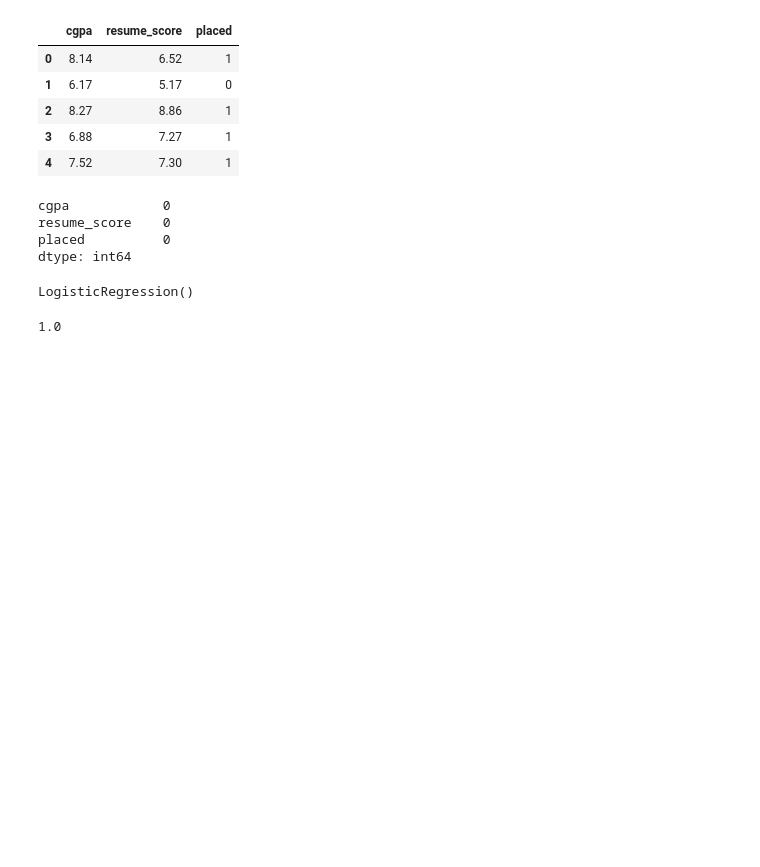
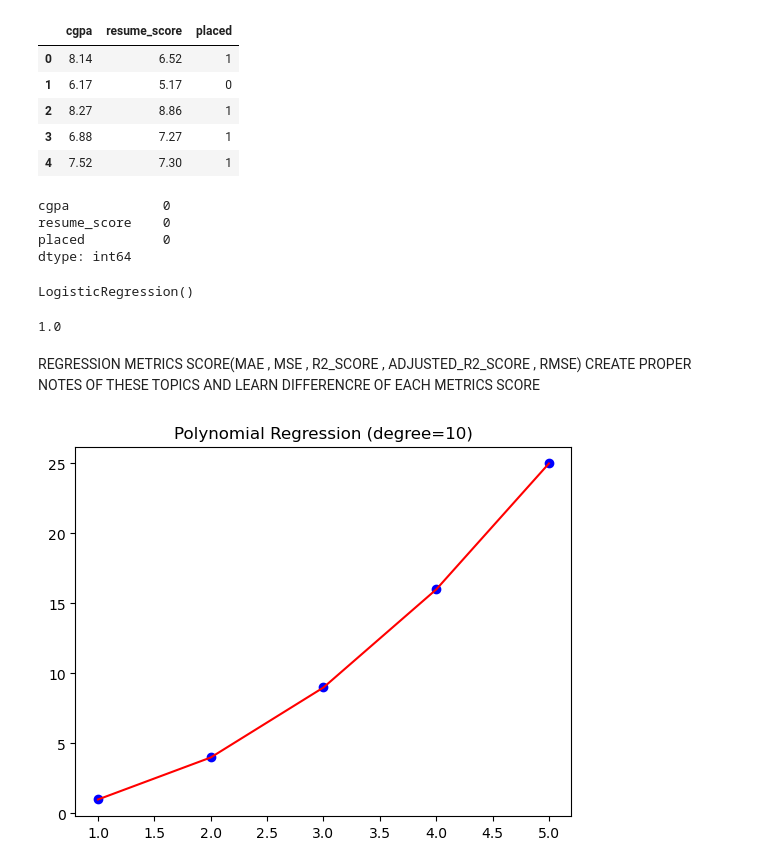
Before and after one commit to aman174mathur/DATASCIREGEX, a Jupyter notebook: logistic_regrssion.ipynb, the cells around one changed output. Saved outputs shown, nothing was run; the diff lists cells and outputs as text; code cells hidden in the pictures; blank space fills up the shorter version.

```diff
--- a/logistic_regrssion.ipynb
+++ b/logistic_regrssion.ipynb
@@ -130,0 +136,7 @@ accuracy_score(y_test , y_pred)
+# %% [markdown]
+
+
+
+
+REGRESSION METRICS SCORE(MAE , MSE , R2_SCORE , ADJUSTED_R2_SCORE , RMSE)
+CREATE PROPER NOTES OF THESE TOPICS AND LEARN DIFFERENCRE OF EACH METRICS SCORE
@@ -130,0 +155,28 @@ accuracy_score(y_test , y_pred)
+# %%
+import numpy as np
+import matplotlib.pyplot as plt
+from sklearn.linear_model import LinearRegression
+from sklearn.preprocessing import PolynomialFeatures
+
+# Example data
+x = np.array([1, 2, 3, 4, 5]).reshape(-1, 1)
+y = np.array([1, 4, 9, 16, 25])  # Quadratic relationship
+
+# Transform to polynomial features (degree=2)
+poly = PolynomialFeatures(degree = 5)
+x_poly = poly.fit_transform(x)
+
+# Fit the model
+model = LinearRegression()
+model.fit(x_poly, y)
+
+# Predict
+y_pred = model.predict(x_poly)
+
+# Plot
+plt.scatter(x, y, color='blue')
+plt.plot(x, y_pred, color='red')
+plt.title("Polynomial Regression (degree=10)")
+plt.show()
+# %% [output]
+[figure, added]
```
Also changed, not shown: parts of 4 cells of this notebook, 5 other files.
